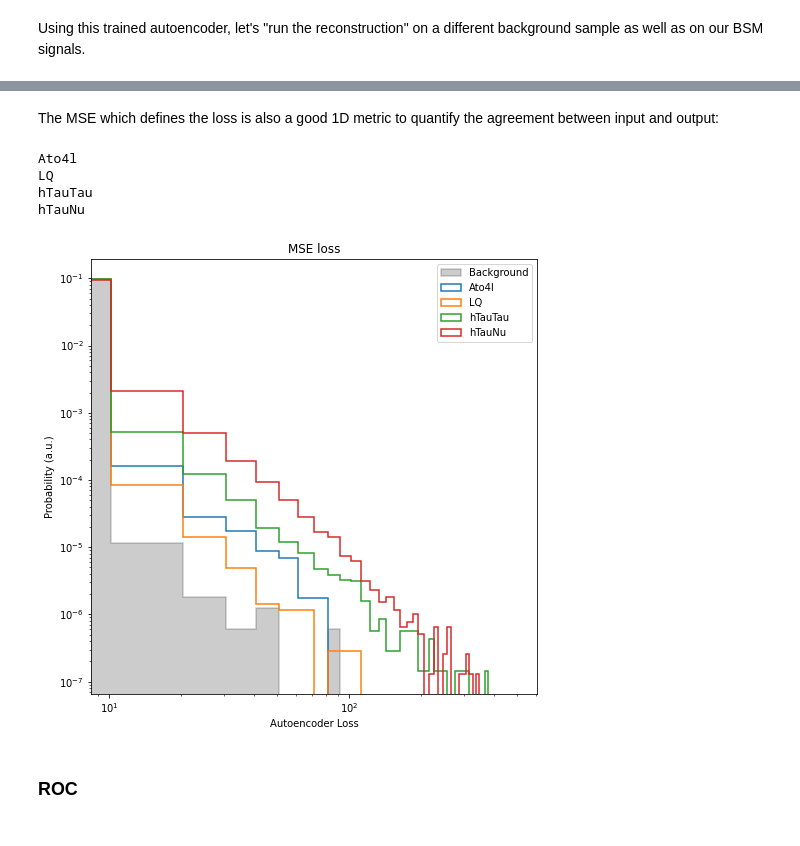
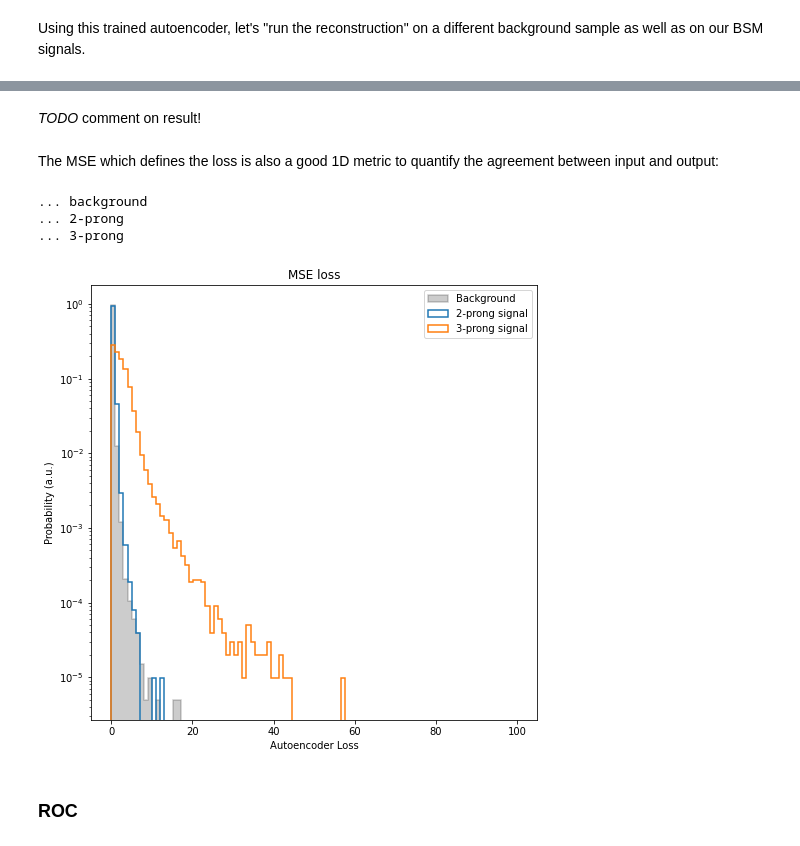
Before and after one commit to inesochoa/lisbon-ml-school, a Jupyter notebook: exercise_4_jet.ipynb, the cells around one changed output, grey strips where cells are left out. Cells and saved outputs as stored; diff of their text form; code cells hidden in the pictures.

```diff
--- a/exercise_4_jet.ipynb
+++ b/exercise_4_jet.ipynb
@@ -207,6 +248,0 @@ Signal events tend to be more central (pseudo-rapidity of objects more towards 0
-# %%
-# open flat background file and confirm shape
-f = h5py.File(os.environ["DATAPATH"] + '/flat_background.h5', 'r')
-X_test = f['X_test']
-X_train = f['X_train']
-X_val = f['X_val']
@@ -279,7 +303,7 @@ class AutoEncoder(nn.Module):
     x = self.decoder(x)
     return x
 # %%
-input_dimension = 15
+input_dimension = 11
 latent_dimension = 2
 
 autoencoder = AutoEncoder(input_dimension,latent_dimension)
@@ -434 +438,11 @@ Results saved.
+# %%
+# 2 prong
+twoprong_scaled = scl.transform(df_signal_two)
+twoprong_prediction = autoencoder.forward(torch.tensor(twoprong_scaled,dtype=torch.float).to(device))
+twoprong_prediction = twoprong_prediction.clone().detach().cpu().numpy()
+
+# 3 prong
+threeprong_scaled = scl.transform(df_signal_three)
+threeprong_prediction = autoencoder.forward(torch.tensor(twoprong_scaled,dtype=torch.float).to(device))
+threeprong_prediction = threeprong_prediction.clone().detach().cpu().numpy()
 # %% [markdown]
@@ -477,3 +488,5 @@ plt.show()
+# %% [markdown]
+*TODO* comment on result!
 # %% [markdown]
 The MSE which defines the loss is also a good 1D metric to quantify the agreement between input and output:
 # %%
@@ -485,33 +498,33 @@ def mse_loss_func(in_f, out_f):
 # compute loss value (true, predicted)
 total_loss = []
 # bkg
+print("... background")
 total_loss.append(mse_loss_func(X_test_std, bkg_prediction))
 # signals
-for i,sig_name in enumerate(signals):
-    print(sig_name)
-    total_loss.append(mse_loss_func(signal_data_std[i], signal_predictions[i]))
+print("... 2-prong")
+total_loss.append(mse_loss_func(twoprong_scaled, twoprong_prediction))
+print("... 3-prong")
+total_loss.append(mse_loss_func(threeprong_scaled, threeprong_prediction))
 # %% [output]
-Ato4l
-LQ
-hTauTau
-hTauNu
+... background
+... 2-prong
+... 3-prong
 # %%
-mse_binning = np.linspace(0,500,50)
+mse_binning = np.linspace(0,100,100)
 plt.figure(figsize=(8,8))
 #bkg
 plt.hist(total_loss[0], bins=mse_binning, label="Background", color="black", density = True, histtype='step', fill=True, alpha=0.2, linewidth=1.5)
 #signals
-for i, label in enumerate(signals):
-    plt.hist(total_loss[i+1], bins=mse_binning, label=label, density = True, histtype='step', fill=False, linewidth=1.5)
+plt.hist(total_loss[1], bins=mse_binning, label="2-prong signal", density = True, histtype='step', fill=False, linewidth=1.5)
+plt.hist(total_loss[2], bins=mse_binning, label="3-prong signal", density = True, histtype='step', fill=False, linewidth=1.5)
 plt.yscale('log')
 plt.xlabel("Autoencoder Loss")
 plt.ylabel("Probability (a.u.)")
 plt.title('MSE loss')
 plt.legend(loc='best')
-plt.xscale("log")
 plt.show()
 # %% [output]
-[figure, old version]
+[figure, new version]
 # %% [markdown]
 ### ROC
 # %% [markdown]
```
Also changed, not shown: parts of 72 cells of this notebook.
